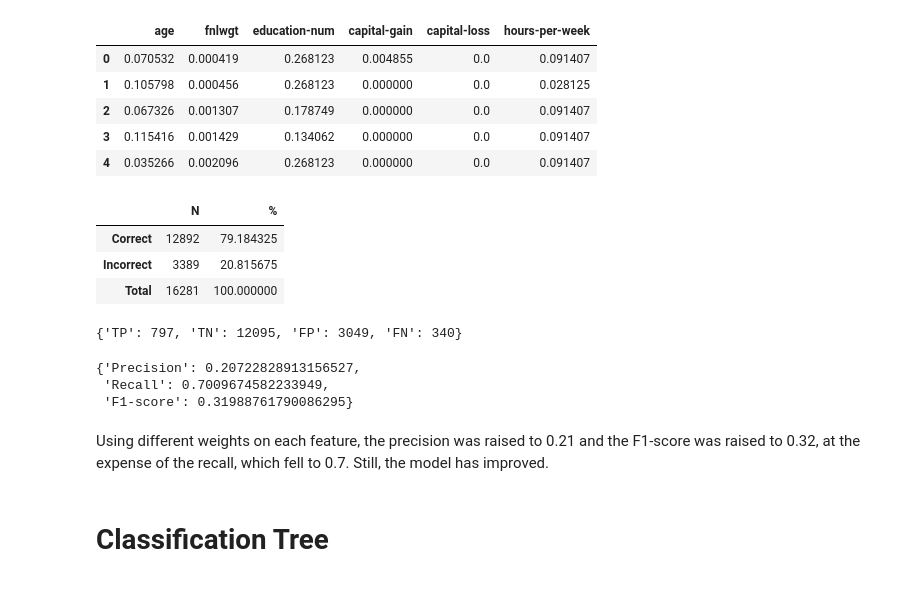
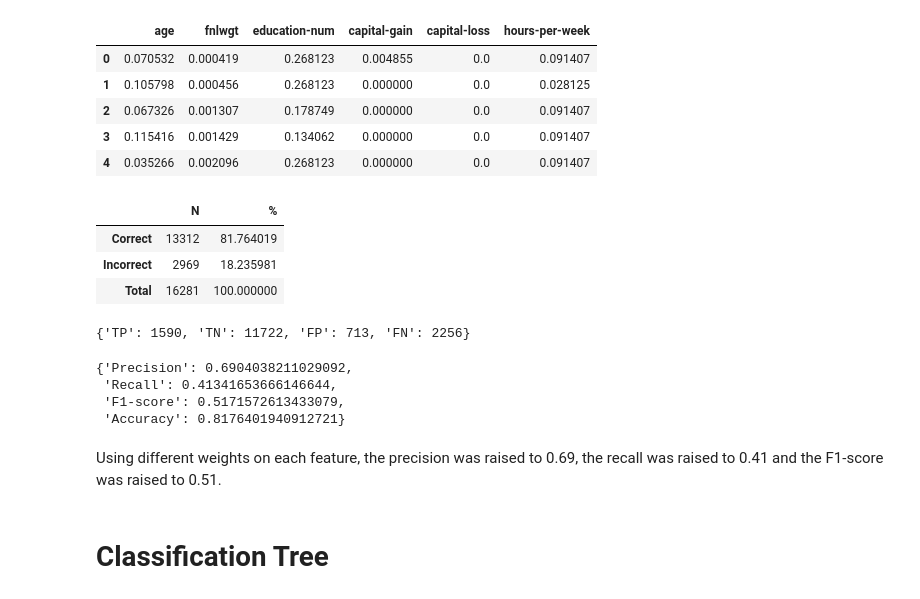
Before and after one commit to Pligabue/PCS5024-2021, a Jupyter notebook: Classifiers for the Adult Dataset/main.ipynb, the cells around one changed output. Saved outputs shown, nothing was run; the diff lists cells and outputs as text; code cells hidden in the pictures.

Commit message:
Improve KNN model

```diff
--- a/Classifiers for the Adult Dataset/main.ipynb
+++ b/Classifiers for the Adult Dataset/main.ipynb
@@ -38,6 +40,10 @@ The second issue that must be dealt with is the range of each numeric feature, a
 # %%
-numeric_adult_df = (numeric_adult_df - numeric_adult_df.min()) / (numeric_adult_df.max() - numeric_adult_df.min())
-numeric_adult_df.head()
+scaler = MinMaxScaler()
+scaler.fit(numeric_adult_df)
+
+scaled_data = scaler.transform(numeric_adult_df)
+scaled_adult_df = pd.DataFrame(data=scaled_data, columns=numeric_names)
+scaled_adult_df.head()
 # %% [output]
 |  | age | fnlwgt | education-num | capital-gain | capital-loss | hours-per-week |
 | 0 | 0.301370 | 0.044302 | 0.800000 | 0.02174 | 0.0 | 0.397959 |
@@ -76,7 +82,8 @@ test_df.head()
 # %%
 numeric_test_df = test_df[numeric_names]
 
-numeric_test_df = (numeric_test_df - numeric_adult_df.min()) / (numeric_adult_df.max() - numeric_adult_df.min())
-numeric_adult_df.head()
+scaled_data = scaler.transform(numeric_test_df)
+scaled_test_df = pd.DataFrame(data=scaled_data, columns=numeric_names)
+scaled_test_df.head()
 # %% [output]
 |  | age | fnlwgt | education-num | capital-gain | capital-loss | hours-per-week |
@@ -91,10 +98,10 @@ numeric_adult_df.head()
 from sklearn.neighbors import KNeighborsClassifier
 from sklearn.model_selection import cross_val_score
 # %%
-X = numeric_adult_df
+X = scaled_adult_df
 y = adult_df["class"]
 
-test_X = numeric_test_df
+test_X = scaled_test_df
 test_y = test_df["class"]
 # %% [markdown]
 The first test was made using the 3 nearest neighbours:
@@ -217,11 +229,14 @@ capital-loss      0.150526
 hours-per-week    0.229689
 Name: class_as_number, dtype: float64
 # %%
-weighted_numeric_df = numeric_adult_df.copy()
+weighted_adult_df = scaled_adult_df.copy()
+weighted_test_df = scaled_test_df.copy()
+
 for name in numeric_names:
-    weighted_numeric_df[name] = weighted_numeric_df[name] * weights.loc[name]
+    weighted_adult_df[name] = weighted_adult_df[name] * weights.loc[name]
+    weighted_test_df[name] = weighted_test_df[name] * weights.loc[name]
 
-weighted_numeric_df.head()
+weighted_adult_df.head()
 # %% [output]
 |  | age | fnlwgt | education-num | capital-gain | capital-loss | hours-per-week |
 | 0 | 0.070532 | 0.000419 | 0.268123 | 0.004855 | 0.0 | 0.091407 |
@@ -230,46 +245,49 @@ weighted_numeric_df.head()
 | 3 | 0.115416 | 0.001429 | 0.134062 | 0.000000 | 0.0 | 0.091407 |
 | 4 | 0.035266 | 0.002096 | 0.268123 | 0.000000 | 0.0 | 0.091407 |
 # %%
-X = weighted_numeric_df
+X = weighted_adult_df
+test_X = weighted_test_df
 
 neigh = KNeighborsClassifier(n_neighbors=k)
 neigh.fit(X, y)
 
 predicted_y = neigh.predict(test_X)
 
 correct = sum(test_y == predicted_y)
 incorrect = sum(test_y != predicted_y)
 total = correct + incorrect
 
 pd.DataFrame(index=["Correct", "Incorrect", "Total"], columns=["N", "%"],
              data=[[correct, 100*correct/total], [incorrect, 100*incorrect/total], [total, 100]])
 # %% [output]
 |  | N | % |
-| Correct | 12892 | 79.184325 |
-| Incorrect | 3389 | 20.815675 |
+| Correct | 13312 | 81.764019 |
+| Incorrect | 2969 | 18.235981 |
 | Total | 16281 | 100.000000 |
 # %%
 res = {
-    "TP": test_df[(test_y == predicted_y) & (test_df["class"] == ">50K")].shape[0],
-    "TN": test_df[(test_y == predicted_y) & (test_df["class"] == "<=50K")].shape[0],
-    "FP": test_df[(test_y != predicted_y) & (test_df["class"] == ">50K")].shape[0],
-    "FN": test_df[(test_y != predicted_y) & (test_df["class"] == "<=50K")].shape[0]
+    "TP": test_df[(predicted_y == ">50K") & (test_df["class"] == ">50K")].shape[0],
+    "TN": test_df[(predicted_y == "<=50K") & (test_df["class"] == "<=50K")].shape[0],
+    "FP": test_df[(predicted_y == ">50K") & (test_df["class"] == "<=50K")].shape[0],
+    "FN": test_df[(predicted_y == "<=50K") & (test_df["class"] == ">50K")].shape[0]
 }
 res
 # %% [output]
-{'TP': 797, 'TN': 12095, 'FP': 3049, 'FN': 340}
+{'TP': 1590, 'TN': 11722, 'FP': 713, 'FN': 2256}
 # %%
 {
     "Precision": res["TP"]/(res["TP"] + res["FP"]),
     "Recall": res["TP"]/(res["TP"] + res["FN"]),
-    "F1-score": 2*res["TP"]/(2*res["TP"] + res["FP"] + res["FN"])
+    "F1-score": 2*res["TP"]/(2*res["TP"] + res["FP"] + res["FN"]),
+    "Accuracy": accuracy_score(test_y, predicted_y)
 }
 # %% [output]
-{'Precision': 0.20722828913156527,
- 'Recall': 0.7009674582233949,
- 'F1-score': 0.31988761790086295}
+{'Precision': 0.6904038211029092,
+ 'Recall': 0.41341653666146644,
+ 'F1-score': 0.5171572613433079,
+ 'Accuracy': 0.8176401940912721}
 # %% [markdown]
-Using different weights on each feature, the precision was raised to 0.21 and the F1-score was raised to 0.32, at the expense of the recall, which fell to 0.7. Still, the model has improved.
+Using different weights on each feature, the precision was raised to 0.69, the recall was raised to 0.41 and the F1-score was raised to 0.51.
 # %% [markdown]
 # Classification Tree
 # %%
```
Also changed, not shown: parts of 20 cells of this notebook.
